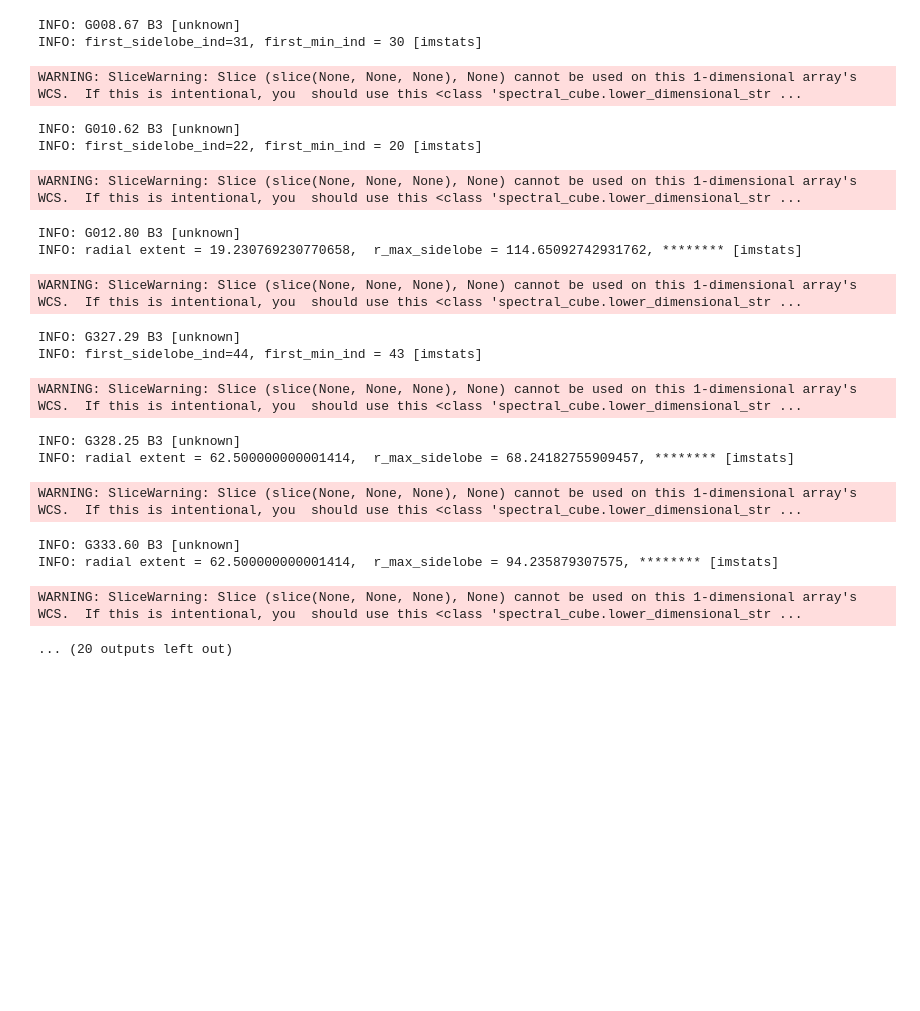
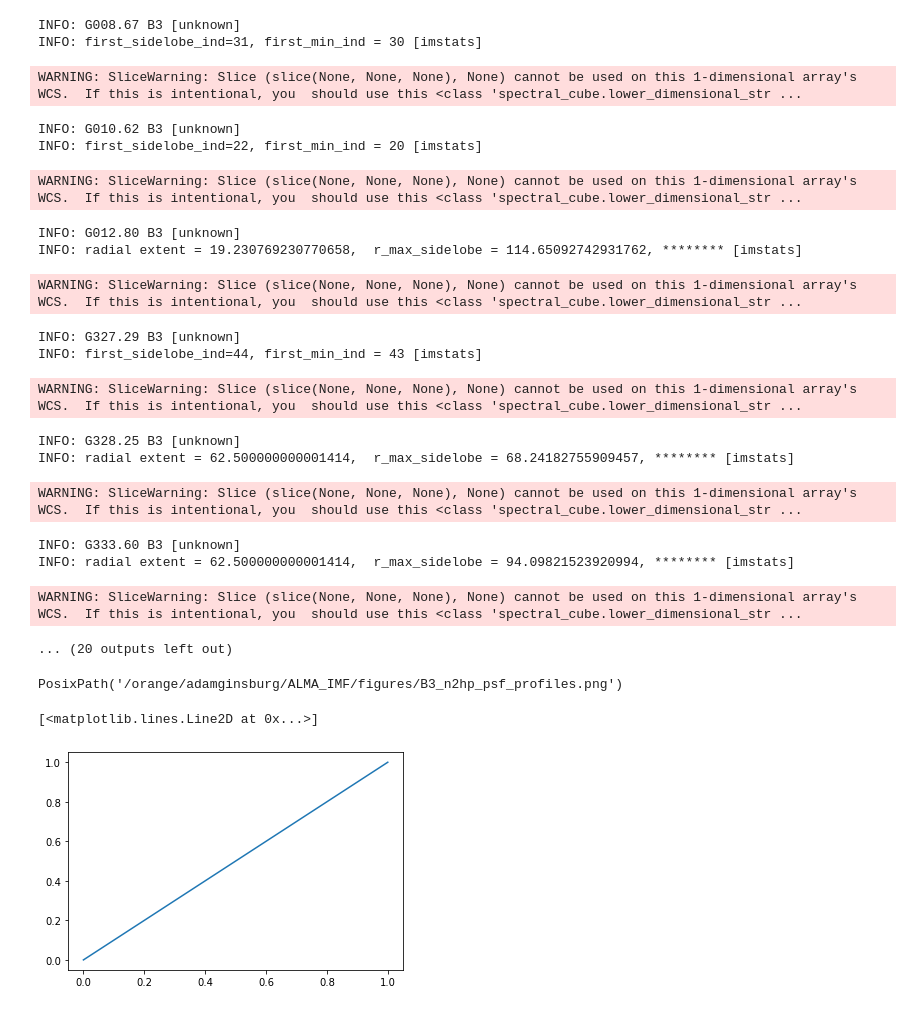
Before and after one commit to ALMA-IMF/notebooks, a Jupyter notebook: PSF_Plots_N2Hp.ipynb, the cells around one changed output. Cells and saved outputs as stored; diff of their text form; code cells hidden in the pictures; blank space fills up the shorter version.

```diff
--- a/PSF_Plots_N2Hp.ipynb
+++ b/PSF_Plots_N2Hp.ipynb
@@ -116,7 +116,7 @@ for jj, (band, itgl) in enumerate((('B3', 'n2hp'),)):# ('B6', 'sio'), ('B3','12M
     fig.savefig(releasepath / f'{band}_{itgl}_psfs.png', bbox_inches='tight', dpi=300)
     fig.savefig(releasepath / f'{band}_{itgl}_psfs.pdf', bbox_inches='tight')
 
-    pl.figure(fig2)
+    fig2 = pl.figure(fig2)
     pl.subplots_adjust(wspace=0.32)
     pl.tight_layout()
     fig2.savefig(releasepath / f'{band}_{itgl}_psf_profiles.png', bbox_inches='tight', dpi=300)
@@ -138,6 +138,10 @@ INFO: G328.25 B3 [unknown]
 INFO: radial extent = 62.500000000001414,  r_max_sidelobe = 68.24182755909457, ******** [imstats]
 WARNING: SliceWarning: Slice (slice(None, None, None), None) cannot be used on this 1-dimensional array's WCS.  If this is intentional, you  should use this <class 'spectral_cube.lower_dimensional_str ...
 INFO: G333.60 B3 [unknown]
-INFO: radial extent = 62.500000000001414,  r_max_sidelobe = 94.235879307575, ******** [imstats]
+INFO: radial extent = 62.500000000001414,  r_max_sidelobe = 94.09821523920994, ******** [imstats]
 WARNING: SliceWarning: Slice (slice(None, None, None), None) cannot be used on this 1-dimensional array's WCS.  If this is intentional, you  should use this <class 'spectral_cube.lower_dimensional_str ...
 ... (20 outputs left out)
+# %%
+releasepath / f'{band}_{itgl}_psf_profiles.png'
+# %% [output]
+PosixPath('/orange/adamginsburg/ALMA_IMF/figures/B3_n2hp_psf_profiles.png')
@@ -143,0 +150,5 @@ WARNING: SliceWarning: Slice (slice(None, None, None), None) cannot be used on t
+# %%
+pl.plot([0,1])
+# %% [output]
+[<matplotlib.lines.Line2D at 0x...>]
+[figure, added]
```
Also changed, not shown: parts of 1 cell of this notebook, 4 other files.
